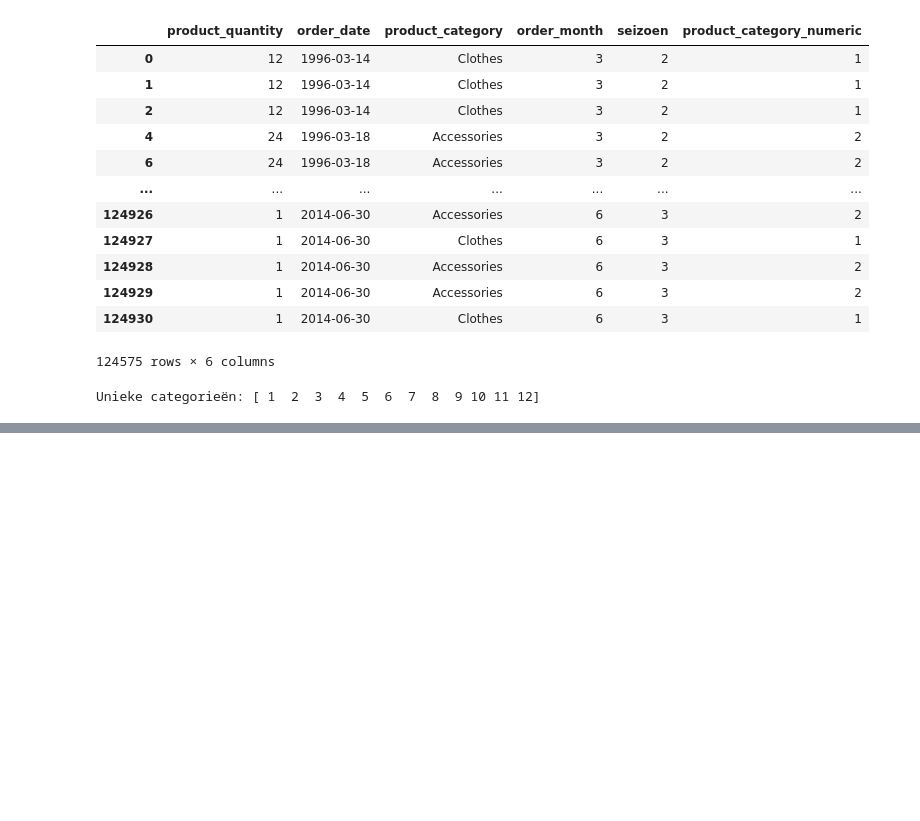
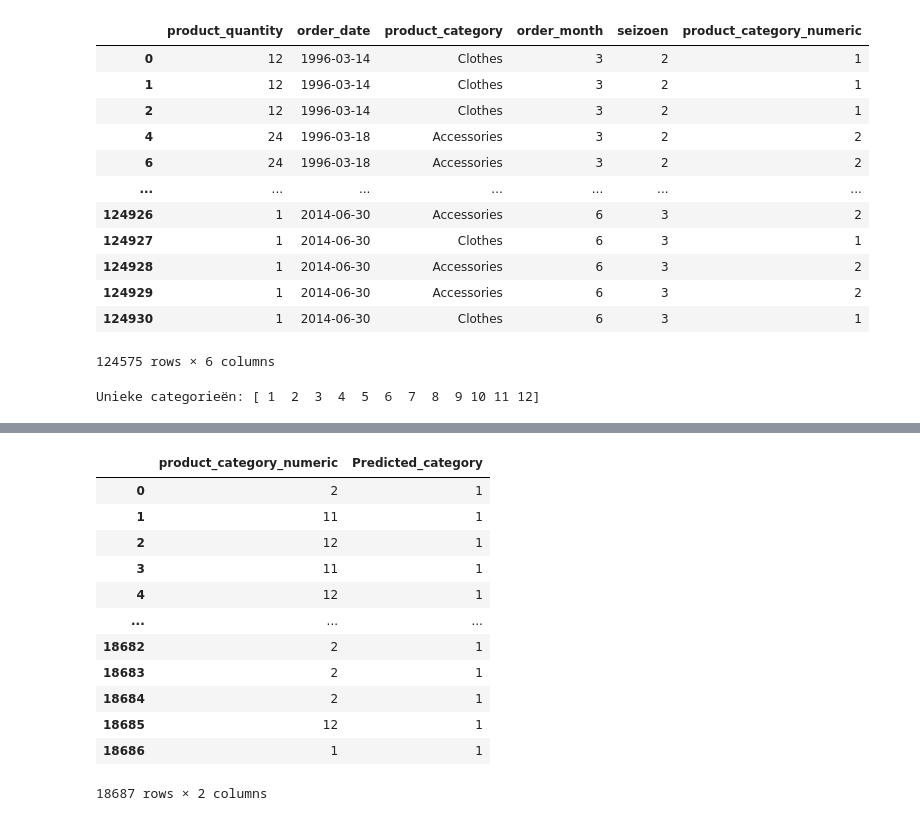
Before and after one commit to JordiPan/United-Outdoors, a Jupyter notebook: python/ML/classificatie.ipynb, the cells around one changed output, grey strips where cells are left out. Drawn from its saved outputs; the diff is of its cells as text; code cells hidden in the pictures; blank space fills up the shorter version.

```diff
--- a/python/ML/classificatie.ipynb
+++ b/python/ML/classificatie.ipynb
@@ -142,0 +165,18 @@ Unieke categorieën: [ 1  2  3  4  5  6  7  8  9 10 11 12]
+# %%
+predicted_df = pd.DataFrame(dtree.predict(x_test)).rename(columns={0: 'Predicted_category'})
+model_results_frame = pd.concat([y_test.reset_index()['product_category_numeric'], predicted_df], axis=1)
+model_results_frame
+# %% [output]
+|  | product_category_numeric | Predicted_category |
+| 0 | 2 | 1 |
+| 1 | 11 | 1 |
+| 2 | 12 | 1 |
+| 3 | 11 | 1 |
+| 4 | 12 | 1 |
+| ... | ... | ... |
+| 18682 | 2 | 1 |
+| 18683 | 2 | 1 |
+| 18684 | 2 | 1 |
+| 18685 | 12 | 1 |
+| 18686 | 1 | 1 |
+18687 rows × 2 columns
```
Also changed, not shown: parts of 4 cells of this notebook.
